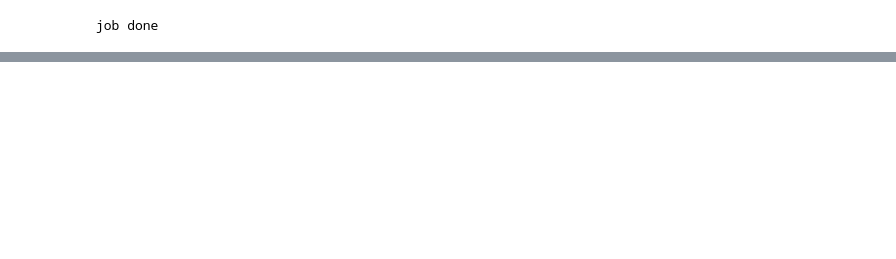
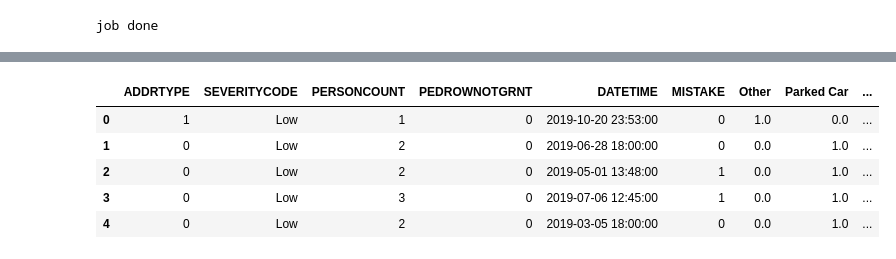
Before and after one commit to brucehsi/Coursera_Capstone, a Jupyter notebook: capstone assignment.ipynb, the cells around one changed output, grey strips where cells are left out. Drawn from its saved outputs; the diff is of its cells as text; code cells hidden in the pictures; blank space fills up the shorter version.

```diff
--- a/capstone assignment.ipynb
+++ b/capstone assignment.ipynb
@@ -480,9 +481,8 @@ now we will need to work on the entile list, a time consuming job!
 # %%
-df_clean['Month']=np.zeros(20000)
+# prepare new feature
 df_clean['Hour']=np.zeros(20000)
 
 # fill in columns, time consuming!
 for i in range(len(df_clean)):
-    df_clean['Month'].iloc[i]=df_clean.DATETIME.iloc[i].month
     df_clean['Hour'].iloc[i]=df_clean.DATETIME.iloc[i].hour
 print('job done')
@@ -489,2 +495,11 @@ print('job done')
+# %%
+df_clean.head()
+# %% [output]
+|  | ADDRTYPE | SEVERITYCODE | PERSONCOUNT | PEDROWNOTGRNT | DATETIME | MISTAKE | Other | Parked Car | ... |
+| 0 | 1 | Low | 1 | 0 | 2019-10-20 23:53:00 | 0 | 1.0 | 0.0 | ... |
+| 1 | 0 | Low | 2 | 0 | 2019-06-28 18:00:00 | 0 | 0.0 | 1.0 | ... |
+| 2 | 0 | Low | 2 | 0 | 2019-05-01 13:48:00 | 1 | 0.0 | 1.0 | ... |
+| 3 | 0 | Low | 3 | 0 | 2019-07-06 12:45:00 | 1 | 0.0 | 1.0 | ... |
+| 4 | 0 | Low | 2 | 0 | 2019-03-05 18:00:00 | 0 | 0.0 | 1.0 | ... |
 # %%
 # bin values according to above analysis
```
Also changed, not shown: parts of 11 cells of this notebook.
